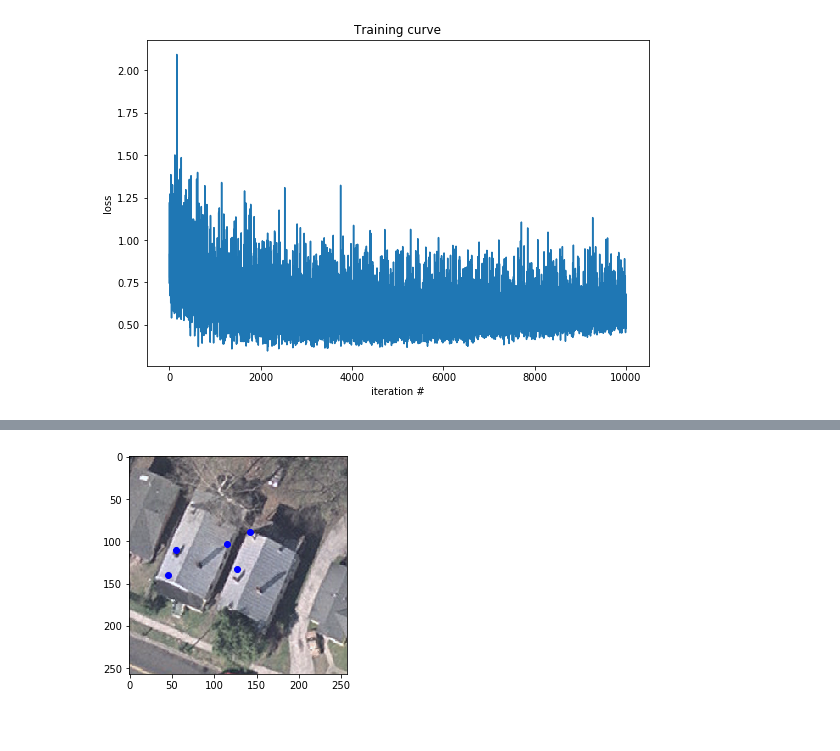
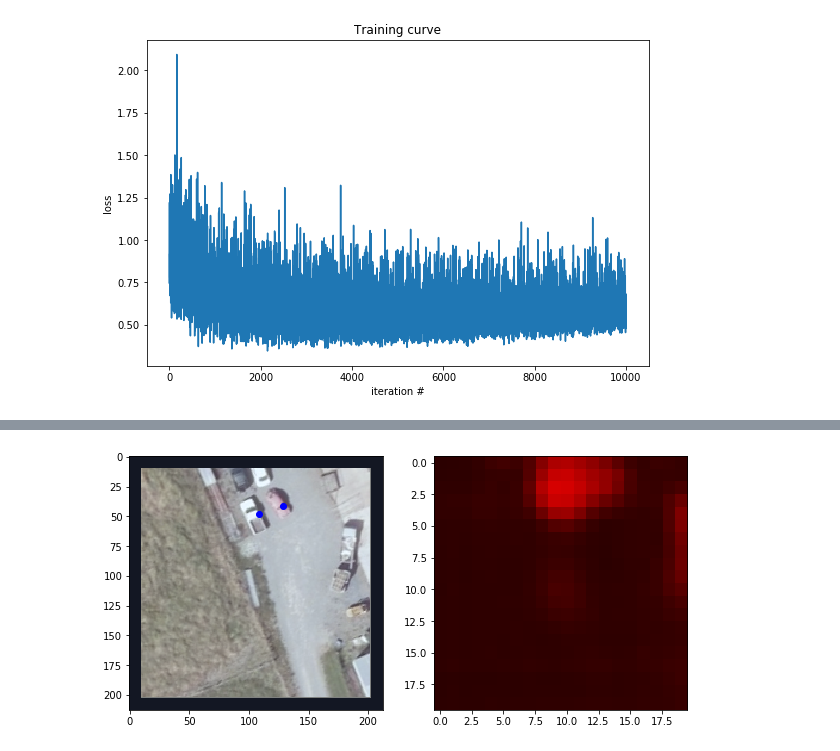
Before and after one commit to unfaint/siod_clf, a Jupyter notebook: demo.ipynb, the cells around one changed output, grey strips where cells are left out. Saved outputs shown, nothing was run; the diff lists cells and outputs as text; code cells hidden in the pictures.

Commit message:
demo clean - switched to COWC dataset, utils.utils.detect_objects

```diff
--- a/demo.ipynb
+++ b/demo.ipynb
@@ -124,3 +121,13 @@ target_split = pd.read_pickle('/home/kruglov/projects/siod/faster-rcnn/no-rcnn/d
+# %%
+target_split = pd.Series(data= np.full(len(file_list), ''), index= file_list).apply(lambda x: [[0.0, 0.0]])
+# %%
+transform = torchvision.transforms.Compose([
+    torchvision.transforms.CenterCrop(193),
+    torchvision.transforms.Pad(10),
+    torchvision.transforms.ToTensor(),
+    torchvision.transforms.Normalize(mean=[0.485, 0.456, 0.406],
+                                     std=[0.229, 0.224, 0.225])
+])
 # %%
 dataset = OIRDSDataset(data_path, target_split.index.values, target_split.values, transform)
 dataloader = torch.utils.data.DataLoader(dataset, 1, True)
@@ -143,4 +134,2 @@ model.load_state_dict(torch.load('/home/kruglov/projects/siod/faster-rcnn/no-rcn
-# %%
-model.train(False);
 # %%
 dataiter = iter(dataloader)
@@ -178,7 +139,17 @@ while switch:
+# %%
+coords, outputs_c = detect_objects(inputs, model, rf_centers, c_threshold= 0.5,
+                   dist_threshold= 20, n= 4)
 # %%
 img = np.clip(inputs.squeeze().cpu().data.numpy().transpose(1,2,0) * 0.2 + 0.5, 0, 1)
-
+cmap = np.full((20,20,3), 0.0)
+cmap_c = outputs_c.clone()
+cmap[:,:,0] = cmap_c.squeeze()[1,:].cpu().data.numpy()
+plt.figure(figsize= (10,5))
+plt.subplot(121)
 plt.imshow(img)
-plt.plot(coords[0], coords[1], 'bo');
+if coords is not None:
+    plt.plot(coords[0], coords[1], 'bo');
+plt.subplot(122)
+plt.imshow(cmap);
 # %% [output]
-[figure, old version]
+[figure, new version]
```
Also changed, not shown: parts of 30 cells of this notebook, 2 other files.
